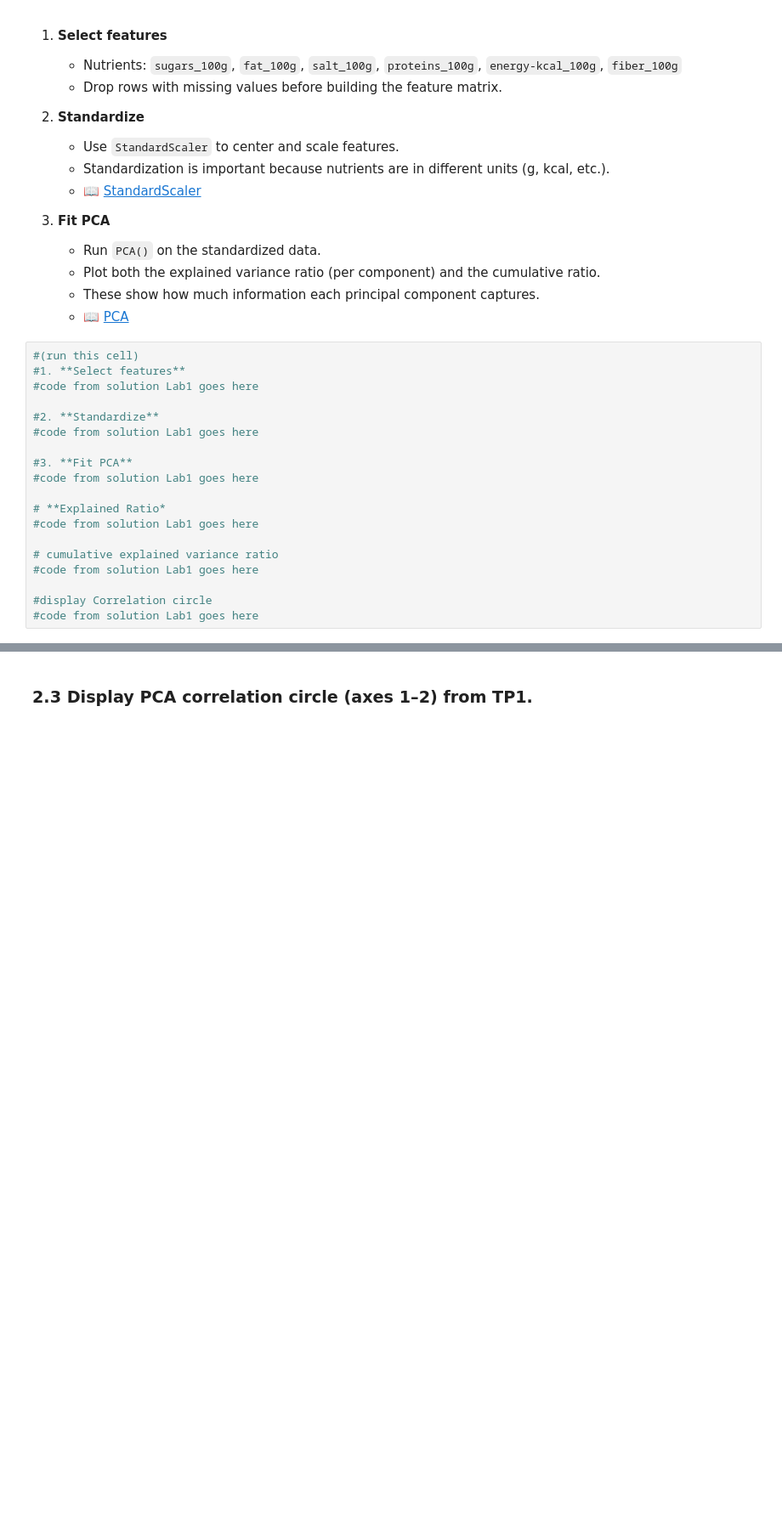
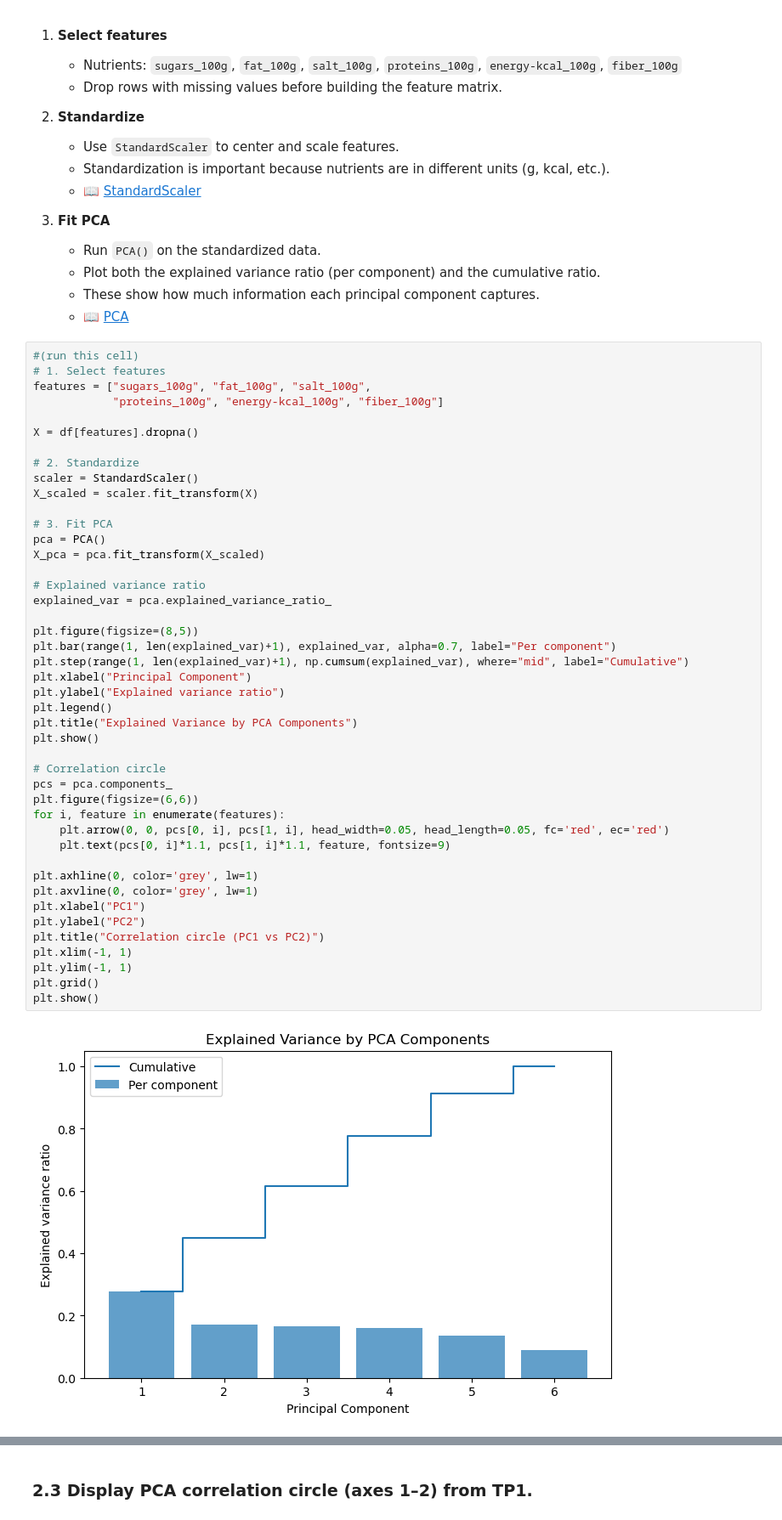
Before and after one commit to margauxpnz/DSPAP_Lab2_margaux, a Jupyter notebook: notebooks/Lab2_student_margaux.ipynb, the cells around one changed output, grey strips where cells are left out. Shown at 85% size. Drawn from its saved outputs; the diff is of its cells as text; blank space fills up the shorter version.

```diff
--- a/notebooks/Lab2_student_margaux.ipynb
+++ b/notebooks/Lab2_student_margaux.ipynb
@@ -149,20 +149,47 @@ We create a clean DataFrame with only these columns, extract the underlying nume
    - 📖 [PCA](https://scikit-learn.org/stable/modules/generated/sklearn.decomposition.PCA.html)
 # %%
 #(run this cell)
-#1. **Select features**
-#code from solution Lab1 goes here
+# 1. Select features
+features = ["sugars_100g", "fat_100g", "salt_100g",
+            "proteins_100g", "energy-kcal_100g", "fiber_100g"]
 
-#2. **Standardize**
-#code from solution Lab1 goes here
+X = df[features].dropna()
 
-#3. **Fit PCA**
-#code from solution Lab1 goes here
+# 2. Standardize
+scaler = StandardScaler()
+X_scaled = scaler.fit_transform(X)
 
-# **Explained Ratio*
-#code from solution Lab1 goes here
+# 3. Fit PCA
+pca = PCA()
+X_pca = pca.fit_transform(X_scaled)
 
-# cumulative explained variance ratio
-#code from solution Lab1 goes here
+# Explained variance ratio
+explained_var = pca.explained_variance_ratio_
 
-#display Correlation circle
-#code from solution Lab1 goes here
+plt.figure(figsize=(8,5))
+plt.bar(range(1, len(explained_var)+1), explained_var, alpha=0.7, label="Per component")
+plt.step(range(1, len(explained_var)+1), np.cumsum(explained_var), where="mid", label="Cumulative")
+plt.xlabel("Principal Component")
+plt.ylabel("Explained variance ratio")
+plt.legend()
+plt.title("Explained Variance by PCA Components")
+plt.show()
+
+# Correlation circle
+pcs = pca.components_
+plt.figure(figsize=(6,6))
+for i, feature in enumerate(features):
+    plt.arrow(0, 0, pcs[0, i], pcs[1, i], head_width=0.05, head_length=0.05, fc='red', ec='red')
+    plt.text(pcs[0, i]*1.1, pcs[1, i]*1.1, feature, fontsize=9)
+
+plt.axhline(0, color='grey', lw=1)
+plt.axvline(0, color='grey', lw=1)
+plt.xlabel("PC1")
+plt.ylabel("PC2")
+plt.title("Correlation circle (PC1 vs PC2)")
+plt.xlim(-1, 1)
+plt.ylim(-1, 1)
+plt.grid()
+plt.show()
+# %% [output]
+[figure, added]
```
Also changed, not shown: parts of 1 cell of this notebook.
